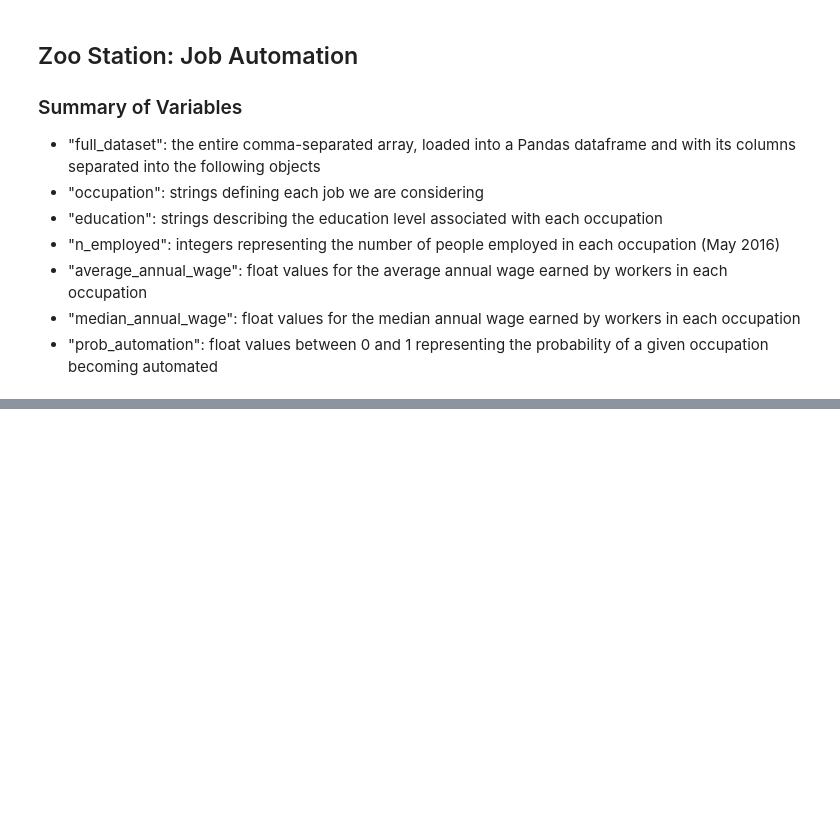
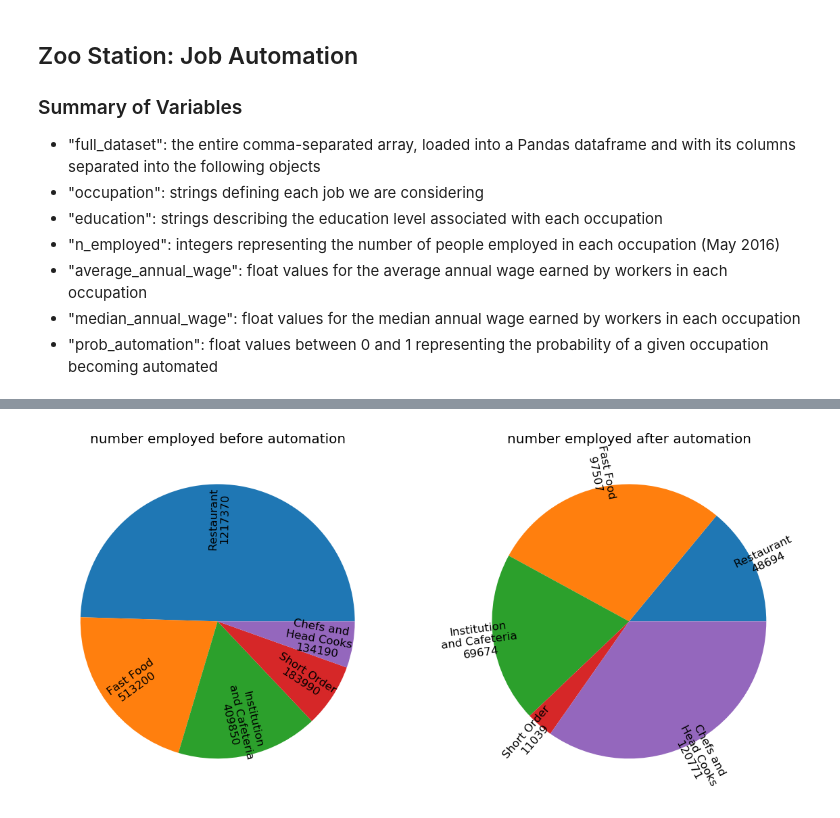
Before and after one commit to dennis-l/DataScienceForPublicGood, a Jupyter notebook: JobAutomation/DSforPG_ProbJobAutomation.ipynb, the cells around one changed output, grey strips where cells are left out. Saved outputs shown, nothing was run; the diff lists cells and outputs as text; code cells hidden in the pictures; blank space fills up the shorter version.

```diff
--- a/JobAutomation/DSforPG_ProbJobAutomation.ipynb
+++ b/JobAutomation/DSforPG_ProbJobAutomation.ipynb
@@ -24,0 +210,3 @@ prob_automation = full_dataset['probability']
+# %%
+cook_dataset
+cook_dataset = cook_dataset.drop(index=445)
@@ -24,0 +215,41 @@ prob_automation = full_dataset['probability']
+# %%
+## make a bar chart
+
+fig,axs = plt.subplots(nrows=1,ncols=2)
+
+
+xlabels = copy.copy(cook_dataset['short occupation'].values)
+for i in range(len(xlabels)):
+    label = xlabels[i]
+    if 'Cooks, ' in label:
+        xlabels[i] = label.split('Cooks, ')[1]
+    label = xlabels[i]
+    if len(label) > 15:
+        label = label.split(' ')
+        xlabels[i] = ' '.join(label[:int(len(label)/2)]) + '\n' + ' '.join(label[int(len(label)/2):])
+
+
+ys = cook_dataset['numbEmployed'].values
+ax = axs[0]
+ax.set_title('number employed before automation')
+these_labels = [label+'\n%d'%ys[i] for i,label in enumerate(xlabels)]
+ax.pie(ys,labels=these_labels,labeldistance=0.75,rotatelabels=True,
+       textprops={'verticalalignment':'center','horizontalalignment':'center'})
+ax = axs[1]
+## set axis labels, etc.
+ys = (cook_dataset['numbEmployed']*(1-cook_dataset['prob'])).values
+these_labels = [label+'\n%d'%ys[i] for i,label in enumerate(xlabels)]
+
+ax.pie(ys,labels=these_labels,labeldistance=1.1,rotatelabels=True,
+      textprops={'verticalalignment':'center','horizontalalignment':'center'})
+
+#ax.set_xticklabels(xlabels,rotation=-90)
+
+ax.set_title('number employed after automation')
+## resize figure for visibility
+fig = plt.gcf()
+fig.set_size_inches(12,6)
+fig.set_dpi(120)
+fig.set_facecolor('white')
+# %% [output]
+[figure, added]
```
Also changed, not shown: parts of 20 cells of this notebook.
